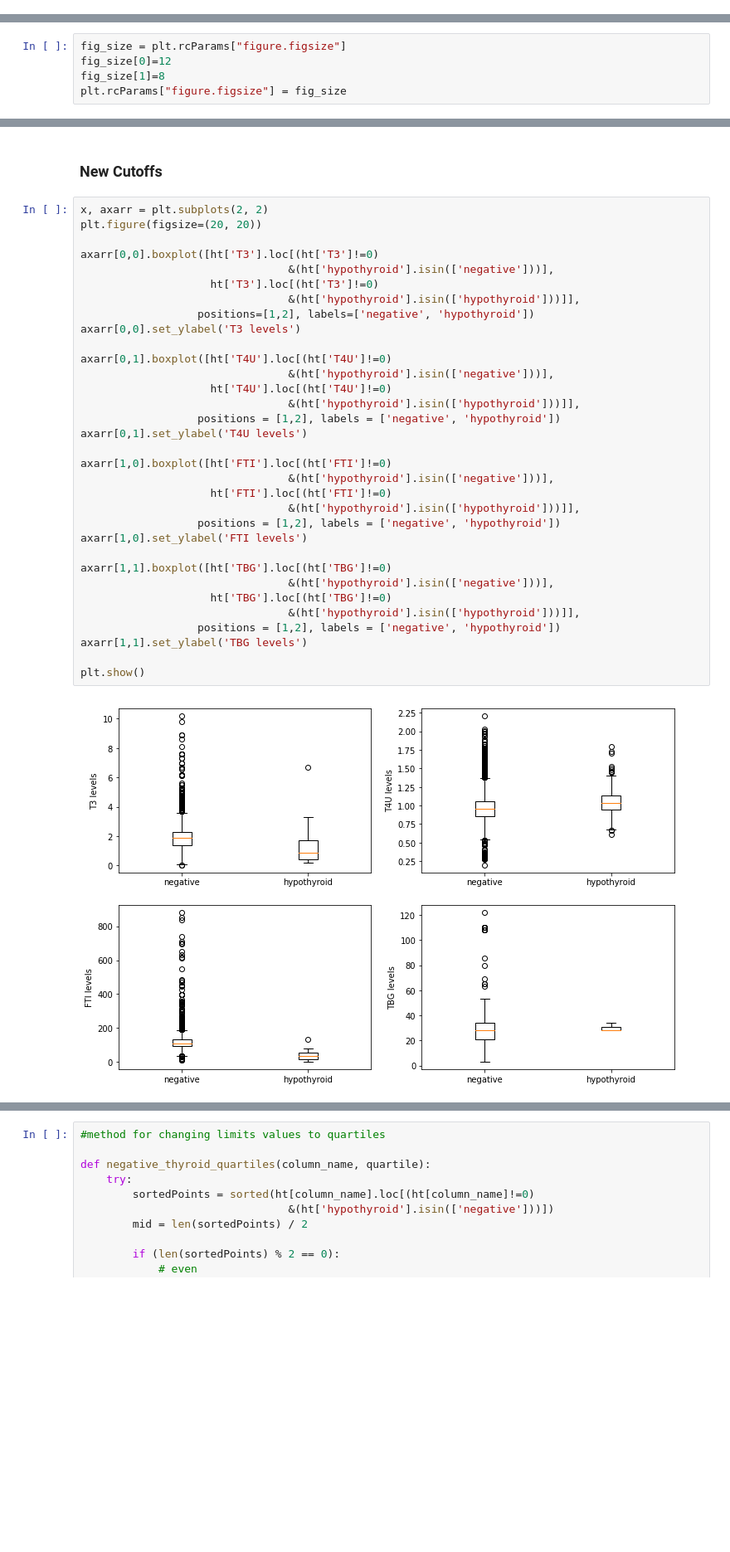
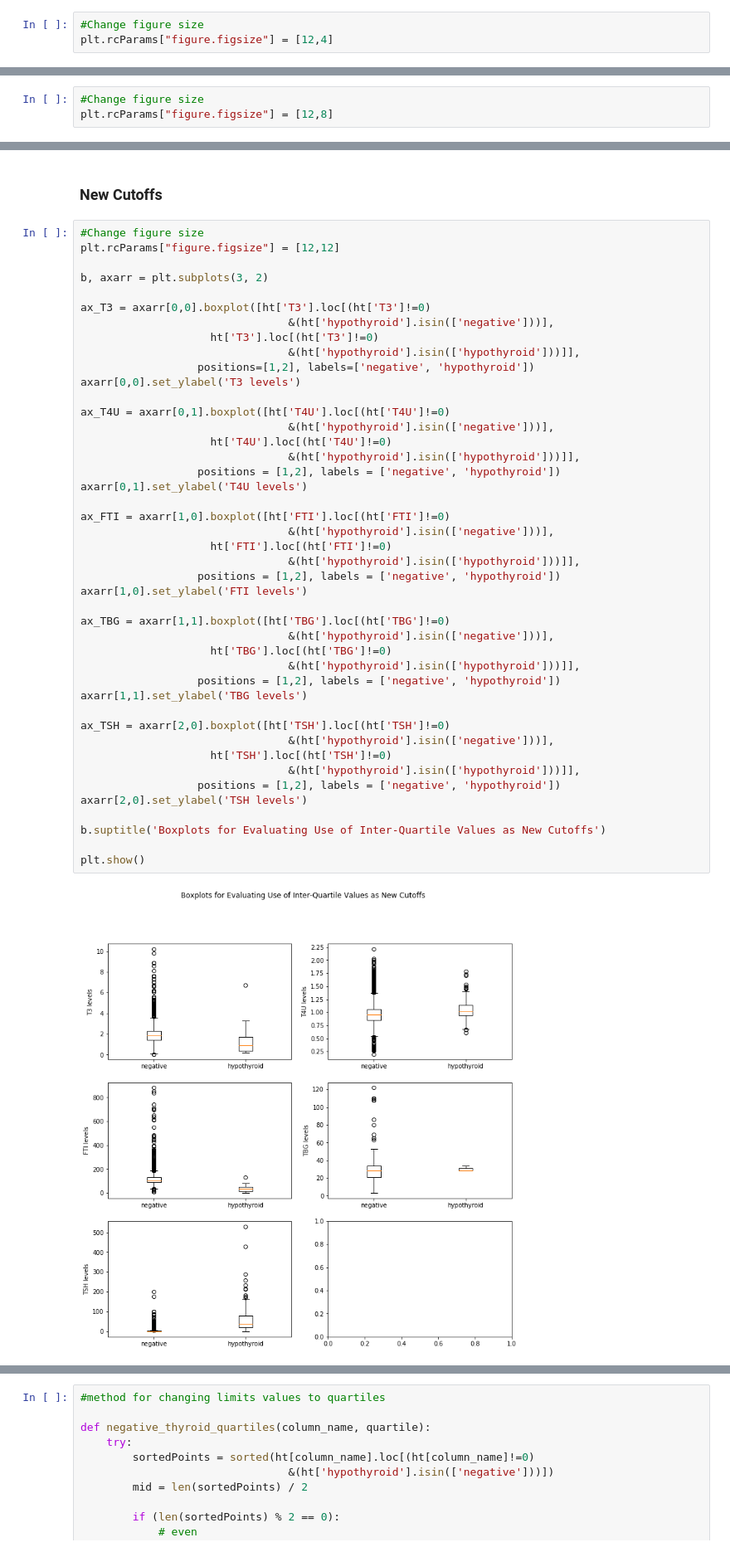
Before and after one commit to karlypaige/Fundamentals-Capstone-Hypothyroid, a Jupyter notebook: Hypothyroid Dataset.ipynb, the cells around one changed output, grey strips where cells are left out. Shown at 83% size. Saved outputs shown, nothing was run; the diff lists cells and outputs as text; blank space fills up the shorter version.

```diff
--- a/Hypothyroid Dataset.ipynb
+++ b/Hypothyroid Dataset.ipynb
@@ -72,3 +77,6 @@ for index, FTI in enumerate(ht['FTI']):
 for index, TBG in enumerate(ht['TBG']):
     if TBG != 'NaN':
         ht['TBG'][index] = float(TBG)
+# %%
+#Change figure size
+plt.rcParams["figure.figsize"] = [12,4]
@@ -91,5 +157,3 @@ Change figure size to make numbers on axes readable
 # %%
-fig_size = plt.rcParams["figure.figsize"]
-fig_size[0]=12
-fig_size[1]=8
-plt.rcParams["figure.figsize"] = fig_size
+#Change figure size
+plt.rcParams["figure.figsize"] = [12,8]
@@ -355,37 +376,48 @@ Looking at the data again I see there are clear clusters of hypothryoid vs norma
 # %% [markdown]
 ### New Cutoffs
 # %%
-x, axarr = plt.subplots(2, 2)
-plt.figure(figsize=(20, 20))
+#Change figure size
+plt.rcParams["figure.figsize"] = [12,12]
 
-axarr[0,0].boxplot([ht['T3'].loc[(ht['T3']!=0)
+b, axarr = plt.subplots(3, 2)
+
+ax_T3 = axarr[0,0].boxplot([ht['T3'].loc[(ht['T3']!=0)
                                 &(ht['hypothyroid'].isin(['negative']))],
                     ht['T3'].loc[(ht['T3']!=0)
                                 &(ht['hypothyroid'].isin(['hypothyroid']))]],
                   positions=[1,2], labels=['negative', 'hypothyroid'])
 axarr[0,0].set_ylabel('T3 levels')
 
-axarr[0,1].boxplot([ht['T4U'].loc[(ht['T4U']!=0)
+ax_T4U = axarr[0,1].boxplot([ht['T4U'].loc[(ht['T4U']!=0)
                                 &(ht['hypothyroid'].isin(['negative']))],
                     ht['T4U'].loc[(ht['T4U']!=0)
                                 &(ht['hypothyroid'].isin(['hypothyroid']))]],
                   positions = [1,2], labels = ['negative', 'hypothyroid'])
 axarr[0,1].set_ylabel('T4U levels')
 
-axarr[1,0].boxplot([ht['FTI'].loc[(ht['FTI']!=0)
+ax_FTI = axarr[1,0].boxplot([ht['FTI'].loc[(ht['FTI']!=0)
                                 &(ht['hypothyroid'].isin(['negative']))],
                     ht['FTI'].loc[(ht['FTI']!=0)
                                 &(ht['hypothyroid'].isin(['hypothyroid']))]],
                   positions = [1,2], labels = ['negative', 'hypothyroid'])
 axarr[1,0].set_ylabel('FTI levels')
 
-axarr[1,1].boxplot([ht['TBG'].loc[(ht['TBG']!=0)
+ax_TBG = axarr[1,1].boxplot([ht['TBG'].loc[(ht['TBG']!=0)
                                 &(ht['hypothyroid'].isin(['negative']))],
                     ht['TBG'].loc[(ht['TBG']!=0)
                                 &(ht['hypothyroid'].isin(['hypothyroid']))]],
                   positions = [1,2], labels = ['negative', 'hypothyroid'])
 axarr[1,1].set_ylabel('TBG levels')
 
+ax_TSH = axarr[2,0].boxplot([ht['TSH'].loc[(ht['TSH']!=0)
+                                &(ht['hypothyroid'].isin(['negative']))],
+                    ht['TSH'].loc[(ht['TSH']!=0)
+                                &(ht['hypothyroid'].isin(['hypothyroid']))]],
+                  positions = [1,2], labels = ['negative', 'hypothyroid'])
+axarr[2,0].set_ylabel('TSH levels')
+
+b.suptitle('Boxplots for Evaluating Use of Inter-Quartile Values as New Cutoffs')
+
 plt.show()
 # %% [output]
-[figure, old version]
+[figure, new version]
```
Also changed, not shown: parts of 60 cells of this notebook.
